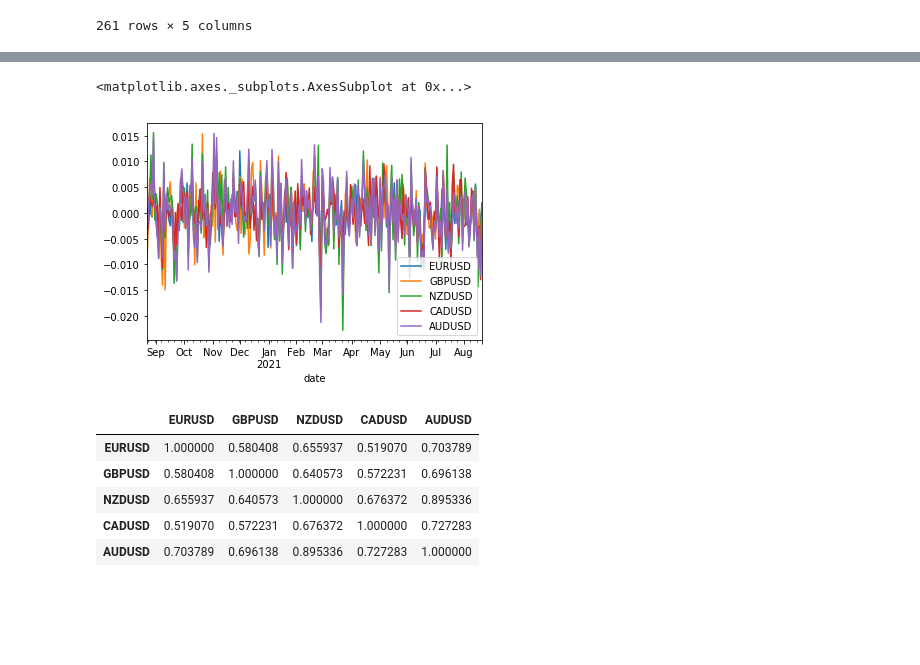
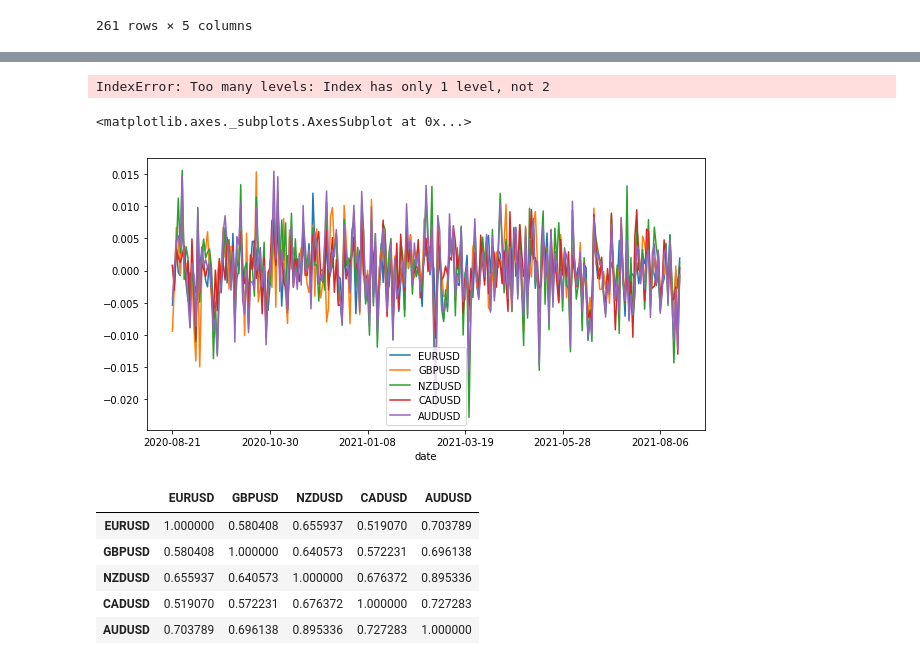
Before and after one commit to jenno11/Currency-Analysis, a Jupyter notebook: Project1.ipynb, the cells around one changed output, grey strips where cells are left out. Cells and saved outputs as stored; diff of their text form; code cells hidden in the pictures; blank space fills up the shorter version.

```diff
--- a/Project1.ipynb
+++ b/Project1.ipynb
@@ -103,7 +124,7 @@ print(live_chart)
 [interactive output not drawn]
 # %%
 # calculate daily returns of 1 year data
-daily_returns = multiple_timeseries_data_1y.set_index("date").pct_change().dropna()
+daily_returns = one_year_csv_df.set_index("date").pct_change().dropna()
 daily_returns
 # %% [output]
 |  | EURUSD | GBPUSD | NZDUSD | CADUSD | AUDUSD |
@@ -123,8 +155,21 @@ daily_returns
+# %%
+# Set number of simulations
+num_sims = 100
+
+# Configure a Monte Carlo simulation to forecast three years daily returns
+# YOUR CODE HERE!
+MC_forex = MCSimulation(
+    portfolio_data = AUDUSD,
+    num_simulation = num_sims,
+    num_trading_days = 500
+)
+# %% [output]
+IndexError: Too many levels: Index has only 1 level, not 2
 # %%
-daily_returns.plot()
+daily_returns.plot(figsize=(10,5))
 # %% [output]
 <matplotlib.axes._subplots.AxesSubplot at 0x...>
-[figure, old version]
+[figure, new version]
 # %%
 #Corelation between forex pairs
 correlation = daily_returns.corr()
```
Also changed, not shown: parts of 6 cells of this notebook.
